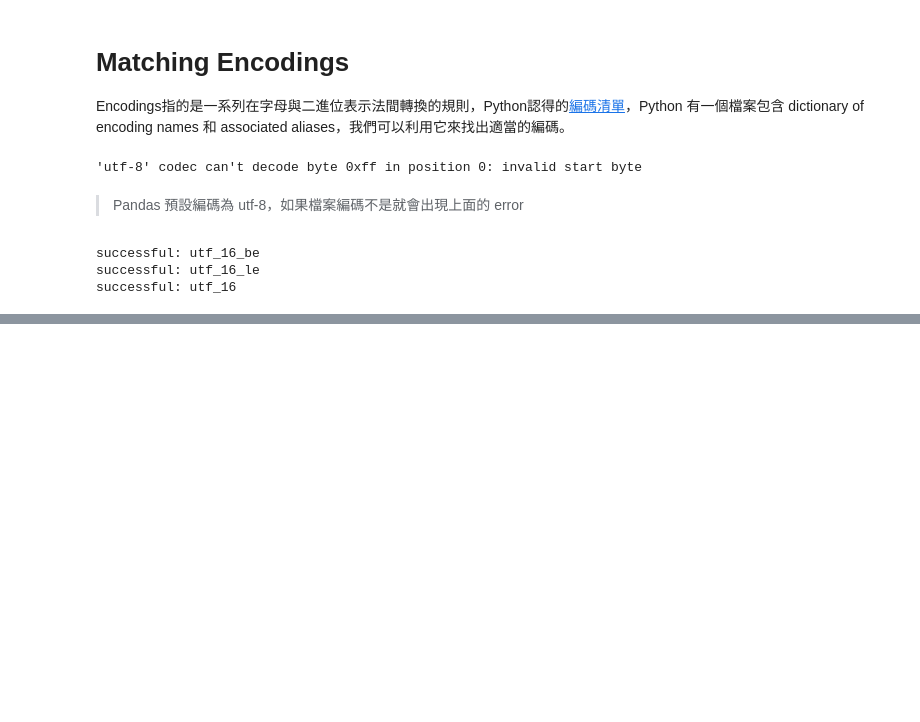
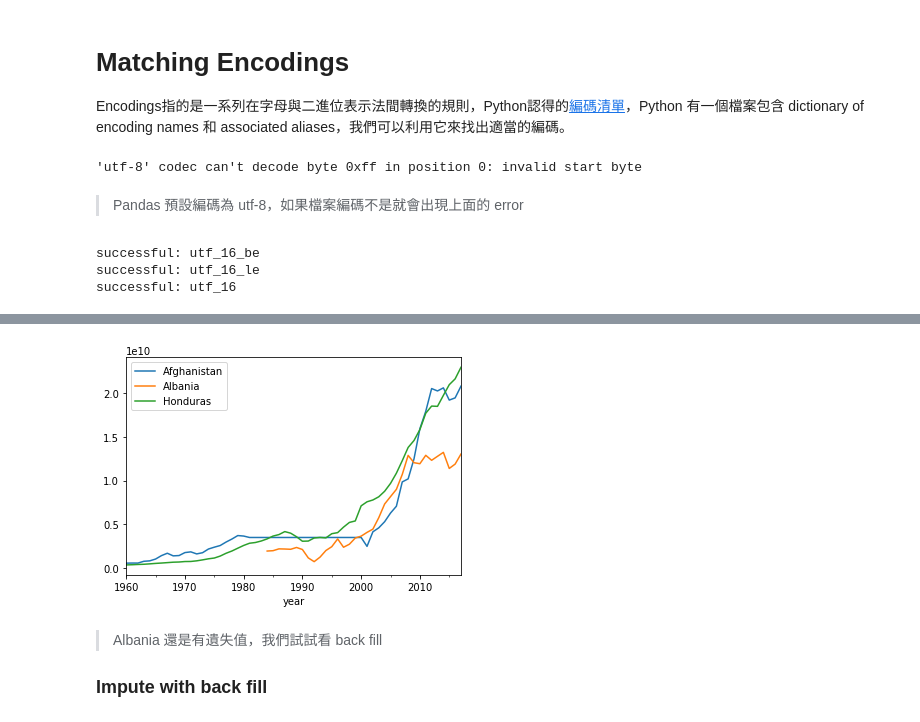
Before and after one commit to eatPizza311/Udacity-DSND, a Jupyter notebook: L3-Data Engineering/1.ETL pipline/Transform/ETL_Transform.ipynb, the cells around one changed output, grey strips where cells are left out. Cells and saved outputs as stored; diff of their text form; code cells hidden in the pictures; blank space fills up the shorter version.

```diff
--- a/L3-Data Engineering/1.ETL pipline/Transform/ETL_Transform.ipynb
+++ b/L3-Data Engineering/1.ETL pipline/Transform/ETL_Transform.ipynb
@@ -460,0 +546,9 @@ successful: utf_16
+# %%
+# plot the results
+plot_results('GDP_ffill')
+# %% [output]
+[figure, added]
+# %% [markdown]
+> Albania 還是有遺失值，我們試試看 back fill
+
+### Impute with back fill
```
Also changed, not shown: parts of 13 cells of this notebook.
